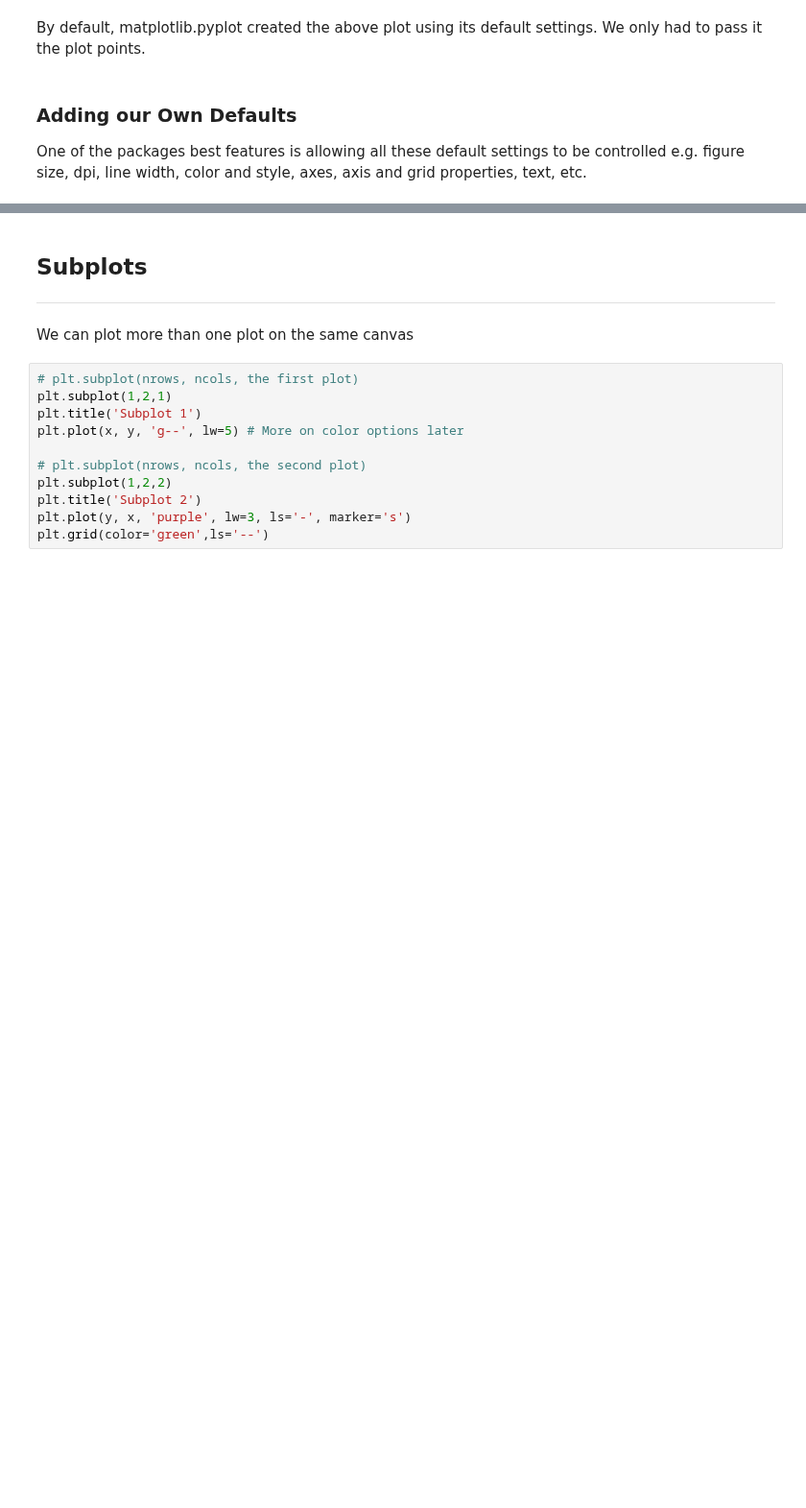
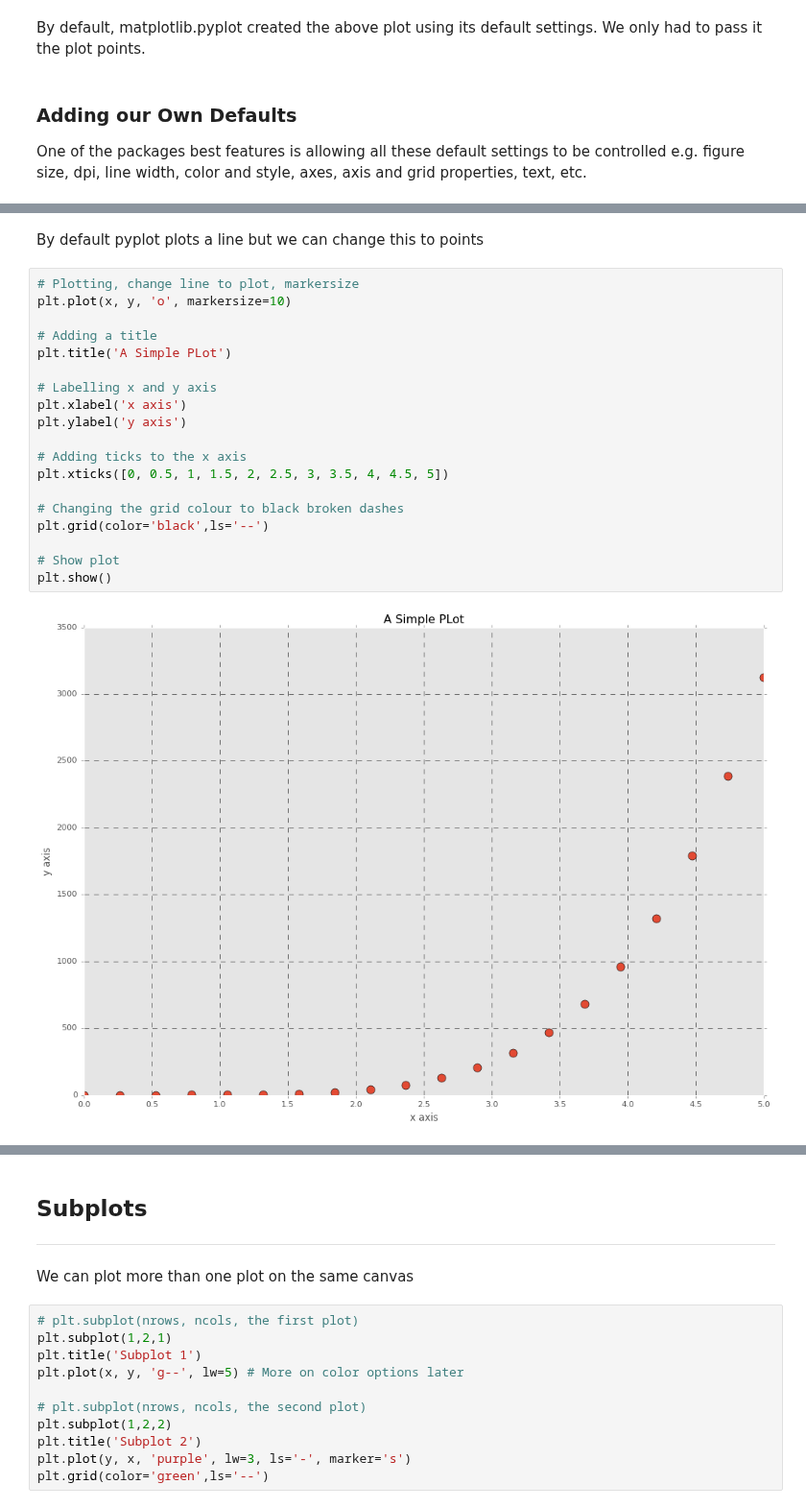
Before and after one commit to kmcd14/FofData-assessment, a Jupyter notebook: pyplot.ipynb, the cells around one changed output, grey strips where cells are left out. Shown at 96% size. Saved outputs shown, nothing was run; the diff lists cells and outputs as text; blank space fills up the shorter version.

```diff
--- a/pyplot.ipynb
+++ b/pyplot.ipynb
@@ -125,0 +298,23 @@ plt.show()
+# %% [markdown]
+By default pyplot plots a line but we can change this to points
+# %%
+# Plotting, change line to plot, markersize
+plt.plot(x, y, 'o', markersize=10)
+
+# Adding a title
+plt.title('A Simple PLot')
+
+# Labelling x and y axis
+plt.xlabel('x axis')
+plt.ylabel('y axis')
+
+# Adding ticks to the x axis
+plt.xticks([0, 0.5, 1, 1.5, 2, 2.5, 3, 3.5, 4, 4.5, 5])
+
+# Changing the grid colour to black broken dashes
+plt.grid(color='black',ls='--')
+
+# Show plot
+plt.show()
+# %% [output]
+[figure, added]
```
Also changed, not shown: parts of 19 cells of this notebook, 1 other file.
